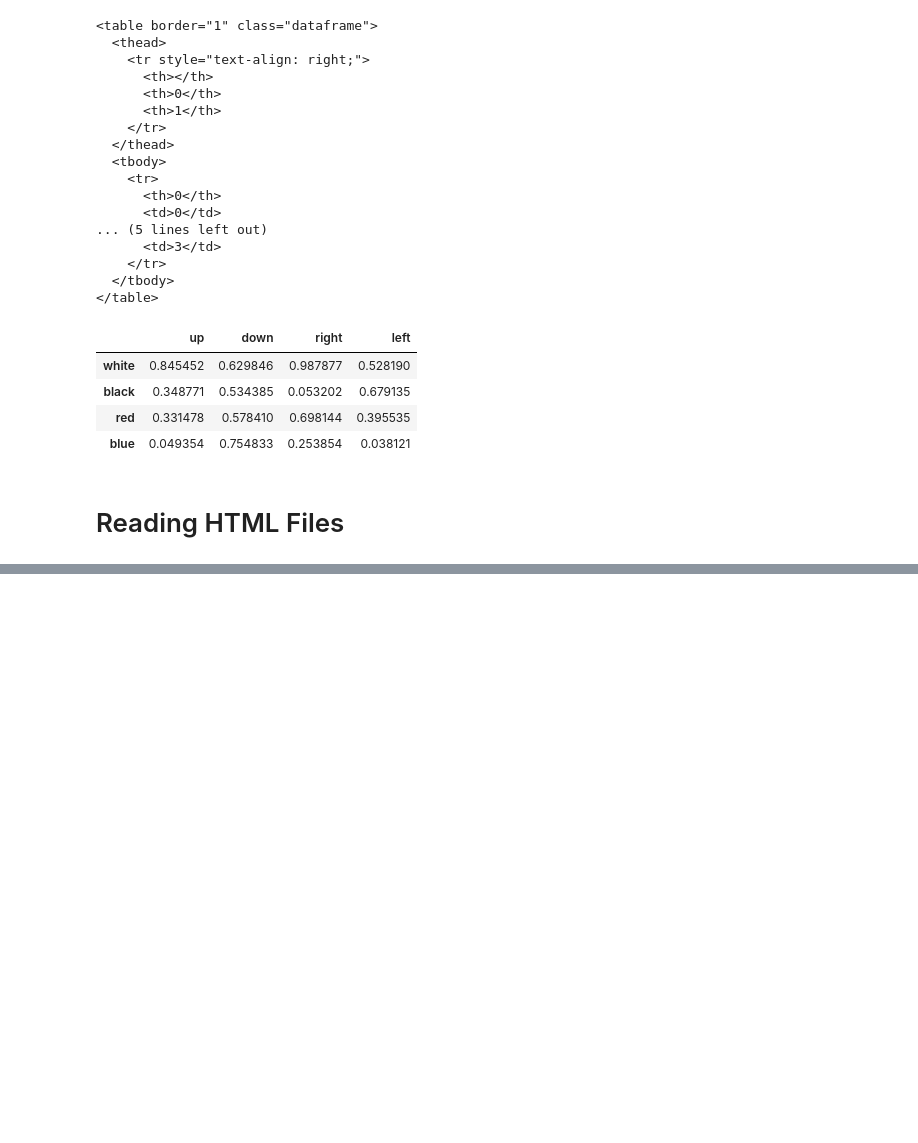
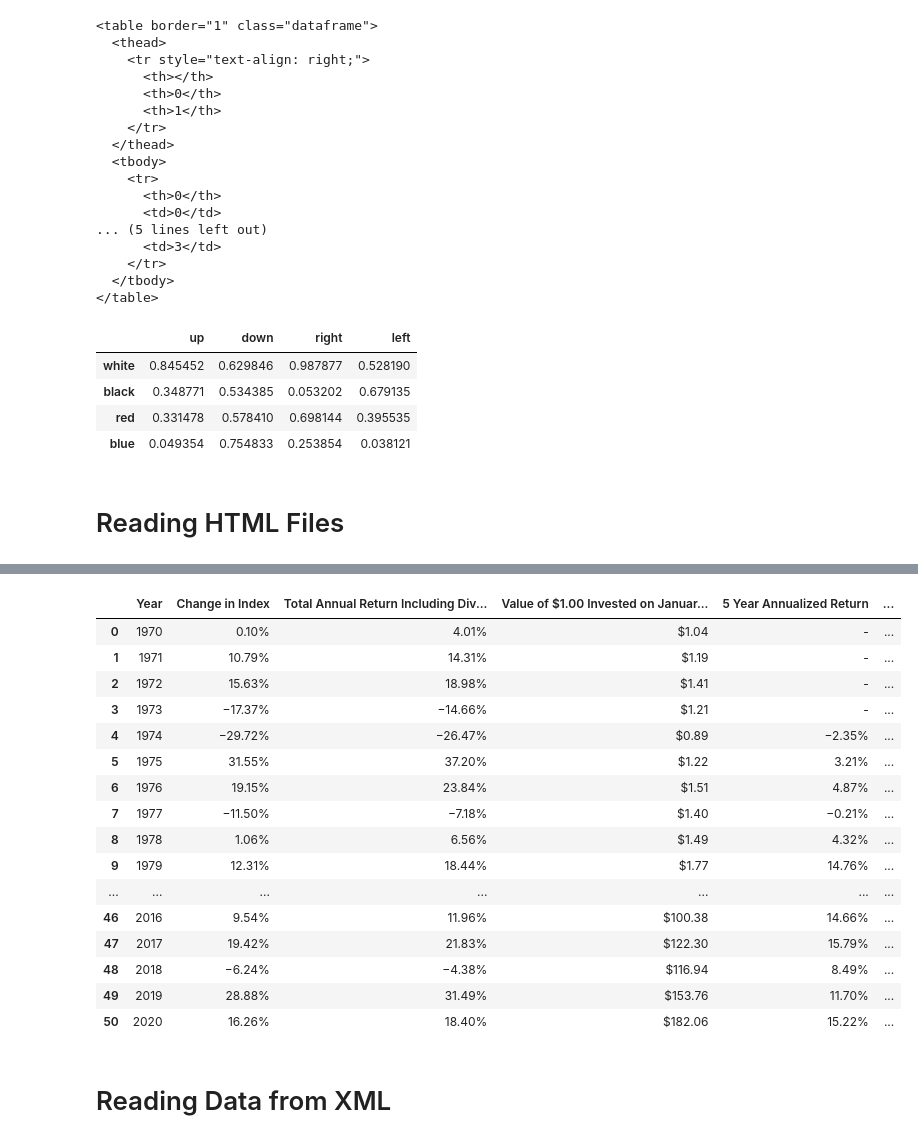
Before and after one commit to OliverRevilla/RW_Pandas, a Jupyter notebook: Pandas_R_W.ipynb, the cells around one changed output, grey strips where cells are left out. Drawn from its saved outputs; the diff is of its cells as text; code cells hidden in the pictures; blank space fills up the shorter version.

```diff
--- a/Pandas_R_W.ipynb
+++ b/Pandas_R_W.ipynb
@@ -305,0 +319,23 @@ dolar
+# %%
+S_P500 = pd.read_html("https://en.wikipedia.org/wiki/S%26P_500", skiprows=[52,53,54,55])
+S_P500[1]
+# %% [output]
+|  | Year | Change in Index | Total Annual Return Including Div... | Value of $1.00 Invested on Januar... | 5 Year Annualized Return | ... |
+| 0 | 1970 | 0.10% | 4.01% | $1.04 | - | ... |
+| 1 | 1971 | 10.79% | 14.31% | $1.19 | - | ... |
+| 2 | 1972 | 15.63% | 18.98% | $1.41 | - | ... |
+| 3 | 1973 | −17.37% | −14.66% | $1.21 | - | ... |
+| 4 | 1974 | −29.72% | −26.47% | $0.89 | −2.35% | ... |
+| 5 | 1975 | 31.55% | 37.20% | $1.22 | 3.21% | ... |
+| 6 | 1976 | 19.15% | 23.84% | $1.51 | 4.87% | ... |
+| 7 | 1977 | −11.50% | −7.18% | $1.40 | −0.21% | ... |
+| 8 | 1978 | 1.06% | 6.56% | $1.49 | 4.32% | ... |
+| 9 | 1979 | 12.31% | 18.44% | $1.77 | 14.76% | ... |
+| ... | ... | ... | ... | ... | ... | ... |
+| 46 | 2016 | 9.54% | 11.96% | $100.38 | 14.66% | ... |
+| 47 | 2017 | 19.42% | 21.83% | $122.30 | 15.79% | ... |
+| 48 | 2018 | −6.24% | −4.38% | $116.94 | 8.49% | ... |
+| 49 | 2019 | 28.88% | 31.49% | $153.76 | 11.70% | ... |
+| 50 | 2020 | 16.26% | 18.40% | $182.06 | 15.22% | ... |
+# %% [markdown]
+# Reading Data from XML
```
Also changed, not shown: parts of 26 cells of this notebook.
